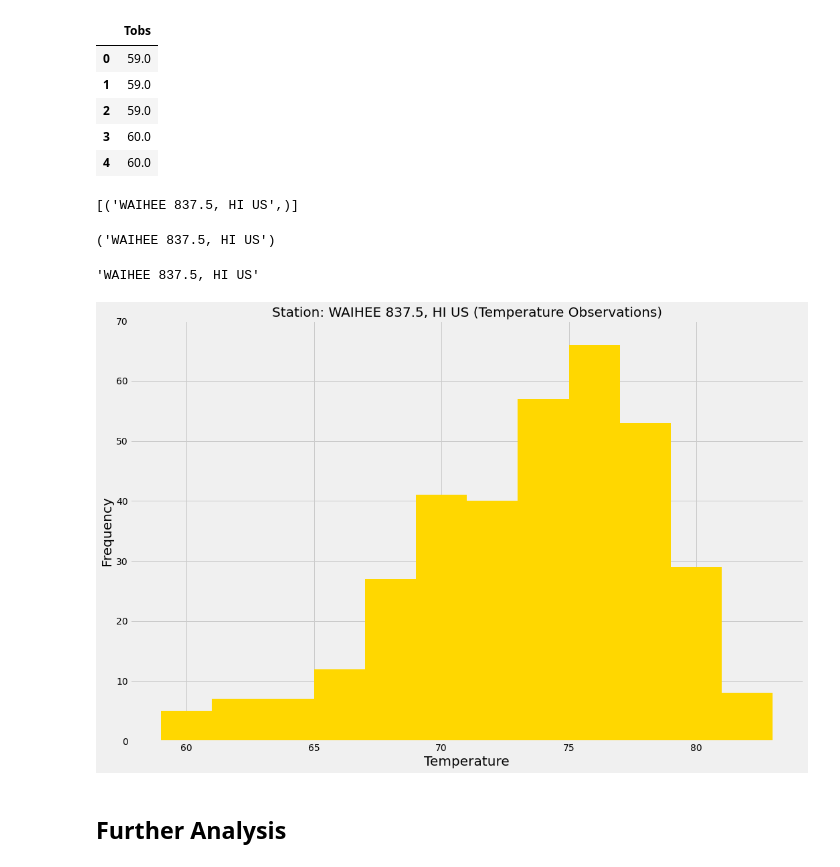
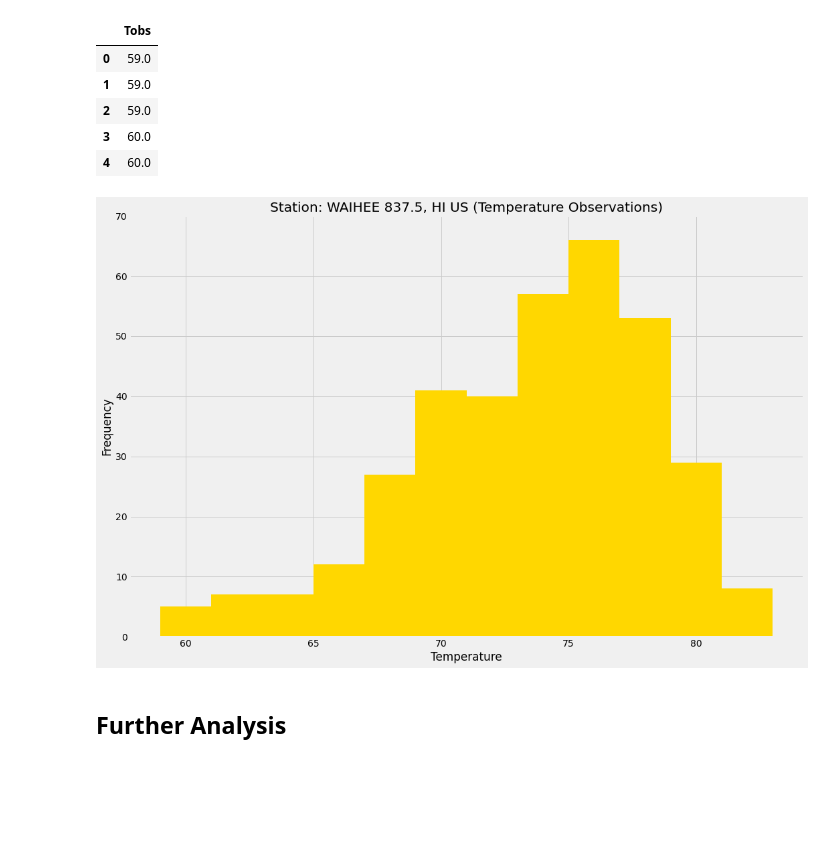
Before and after one commit to nataligracia/sqlalchemy_vacationplanning, a Jupyter notebook: Climate Analysis and Exploration.ipynb, the cells around one changed output. Saved outputs shown, nothing was run; the diff lists cells and outputs as text; code cells hidden in the pictures; blank space fills up the shorter version.

```diff
--- a/Climate Analysis and Exploration.ipynb
+++ b/Climate Analysis and Exploration.ipynb
@@ -77,6 +80,7 @@ recent
 ('2017-08-23')
 # %%
 #Find the date from 1 year/12 months/365 days ago
-new = datetime.date(2017,8,23) - datetime.timedelta(days=365)
-print("Query Date: ", new)
+year = datetime.date(2017,8,23) - datetime.timedelta(days=365)
+#print("Query Date: ", year)
+year
 # %% [output]
@@ -195,10 +214,10 @@ temperature
 [(54.0, 85.0, 71.66378066378067)]
 # %%
 #Find all temperatures from within the last 12 months at the most active station (Currently USC00519281)
-lake = session.query(Measurement.tobs)\
-        .filter(Measurement.date >= new, Measurement.station == most_station)\
+active = session.query(Measurement.tobs)\
+        .filter(Measurement.date >= year, Measurement.station == most_station)\
         .order_by(Measurement.tobs).all()
-lake
+active
 # %% [output]
 [(59.0),
  (59.0),
@@ -219,8 +238,8 @@ lake
  (83.0)]
 # %%
 #Place temperature observation data in a dataframe
-year = pd.DataFrame(lake, columns=['Tobs'])
-year.head()
+observations = pd.DataFrame(active, columns=['Tobs'])
+observations.head()
 # %% [output]
 |  | Tobs |
 | 0 | 59.0 |
@@ -228,36 +247,18 @@ year.head()
 | 2 | 59.0 |
 | 3 | 60.0 |
 | 4 | 60.0 |
-# %%
-#Find station name (Currently based on station id USC00519281)
-most_name = session.query(Station.name).filter(Station.station == most_station).all()
-print(str(most_name))
-# %% [output]
-[('WAIHEE 837.5, HI US',)]
-# %%
-#Grab most active station name
-rename = most_name[0]
-rename
-# %% [output]
-('WAIHEE 837.5, HI US')
-# %%
-#Grab most active station name and drop formatting
-name = rename[0]
-name
-# %% [output]
-'WAIHEE 837.5, HI US'
 # %%
 #Plot station temperature observations into a Histogram
 plt.subplots(figsize=(15,10))
-plt.hist(year, bins= 12, color= 'gold')
+plt.hist(observations, bins= 12, color= 'gold')
 plt.ylim(0,70)
-plt.xlabel('Temperature', fontsize=20)
-plt.ylabel('Frequency', fontsize=20)
-plt.title(f'Station: {name} (Temperature Observations)',fontsize=20)
+plt.xlabel('Temperature')
+plt.ylabel('Frequency')
+plt.title(f'Station: {name} (Temperature Observations)')
 plt.tight_layout()
-plt.savefig('station_histogram.png')
+plt.savefig('Station_Temperature_All_Histogram.png')
 # %% [output]
-[figure, old version]
+[figure, new version]
 # %% [markdown]
 ## Further Analysis
 # %% [markdown]
```
Also changed, not shown: parts of 42 cells of this notebook, 5 other files.
